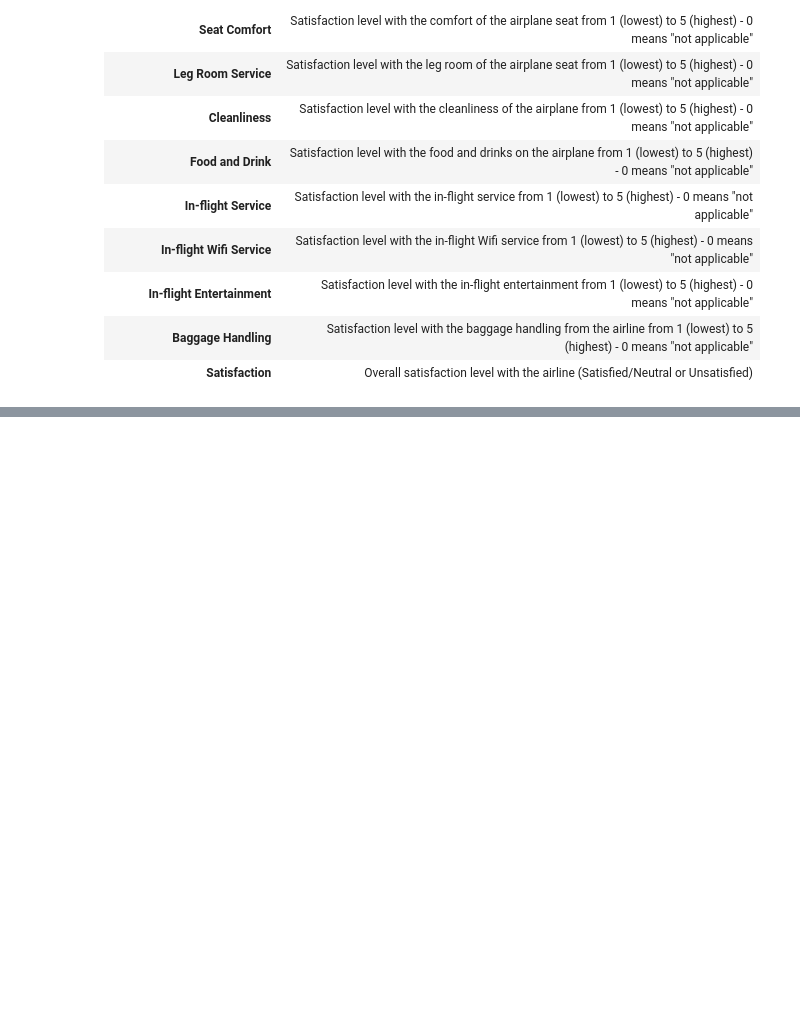
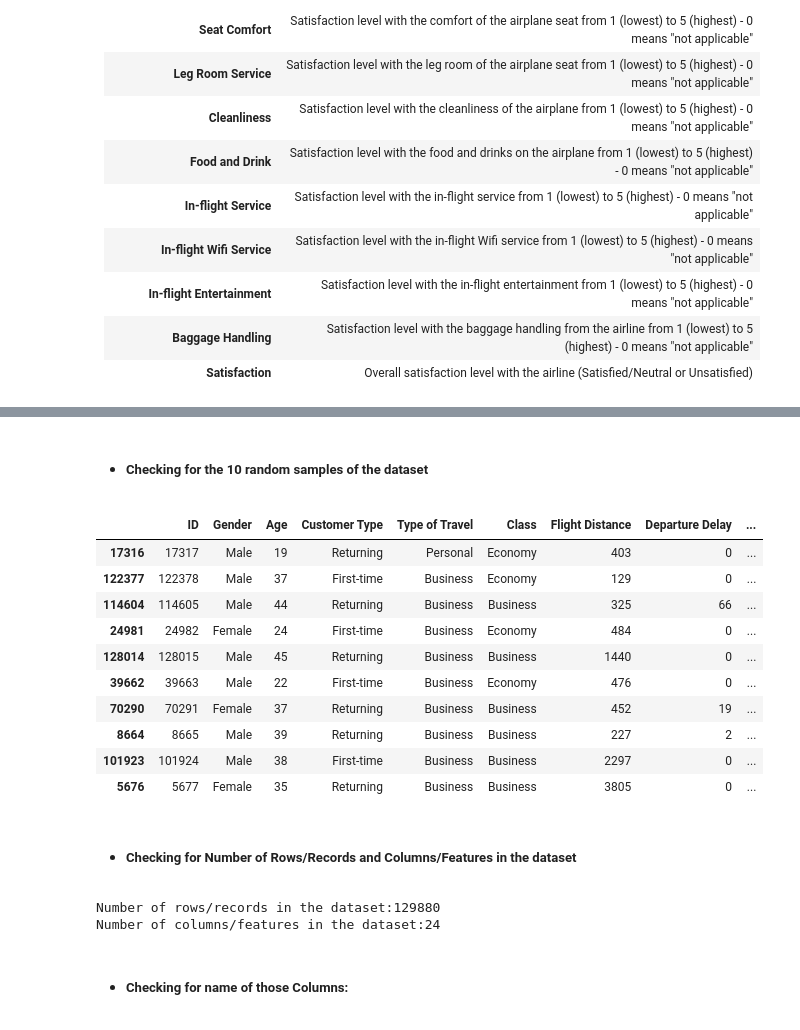
Before and after one commit to rashmiKumari03/Airlines_Passenger_Satisfaction_Prediction, a Jupyter notebook: notebook/Passengers_Satisfaction_Analysis_and_Prediction.ipynb, the cells around one changed output, grey strips where cells are left out. Drawn from its saved outputs; the diff is of its cells as text; code cells hidden in the pictures; blank space fills up the shorter version.

```diff
--- a/notebook/Passengers_Satisfaction_Analysis_and_Prediction.ipynb
+++ b/notebook/Passengers_Satisfaction_Analysis_and_Prediction.ipynb
@@ -66,0 +89,26 @@ data.head()
+# %% [markdown]
+* ##### Checking for the 10 random samples of the dataset
+# %%
+data.sample(10)
+# %% [output]
+|  | ID | Gender | Age | Customer Type | Type of Travel | Class | Flight Distance | Departure Delay | ... |
+| 17316 | 17317 | Male | 19 | Returning | Personal | Economy | 403 | 0 | ... |
+| 122377 | 122378 | Male | 37 | First-time | Business | Economy | 129 | 0 | ... |
+| 114604 | 114605 | Male | 44 | Returning | Business | Business | 325 | 66 | ... |
+| 24981 | 24982 | Female | 24 | First-time | Business | Economy | 484 | 0 | ... |
+| 128014 | 128015 | Male | 45 | Returning | Business | Business | 1440 | 0 | ... |
+| 39662 | 39663 | Male | 22 | First-time | Business | Economy | 476 | 0 | ... |
+| 70290 | 70291 | Female | 37 | Returning | Business | Business | 452 | 19 | ... |
+| 8664 | 8665 | Male | 39 | Returning | Business | Business | 227 | 2 | ... |
+| 101923 | 101924 | Male | 38 | First-time | Business | Business | 2297 | 0 | ... |
+| 5676 | 5677 | Female | 35 | Returning | Business | Business | 3805 | 0 | ... |
+# %% [markdown]
+* ##### Checking for Number of Rows/Records and Columns/Features in the dataset
+# %%
+print(f"Number of rows/records in the dataset:{data.shape[0]}")
+print(f"Number of columns/features in the dataset:{data.shape[1]}")
+# %% [output]
+Number of rows/records in the dataset:129880
+Number of columns/features in the dataset:24
+# %% [markdown]
+* ##### Checking for name of those Columns:
```
Also changed, not shown: parts of 12 cells of this notebook.
